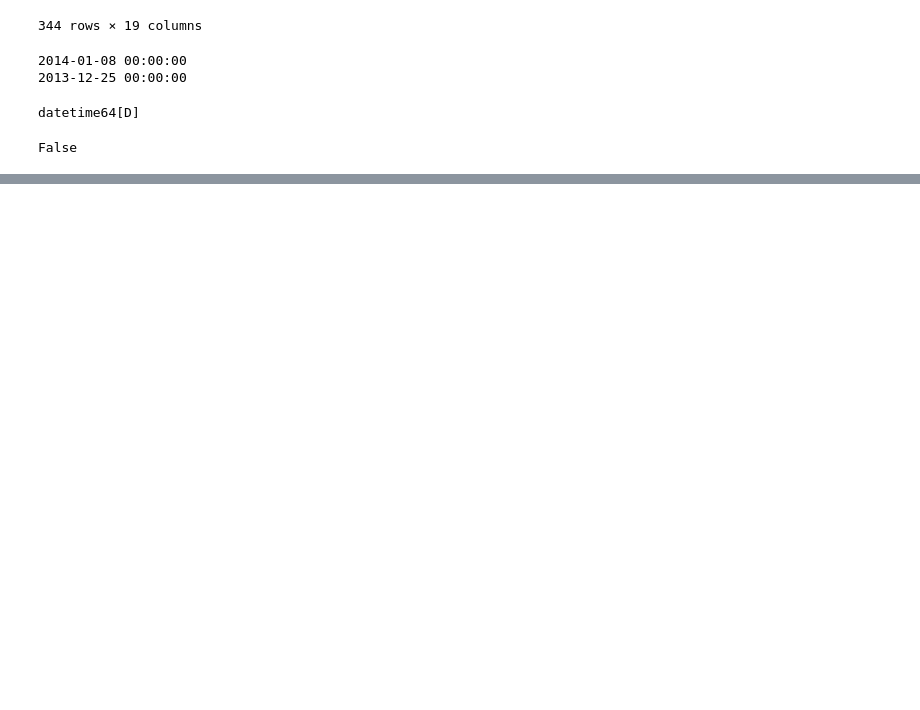
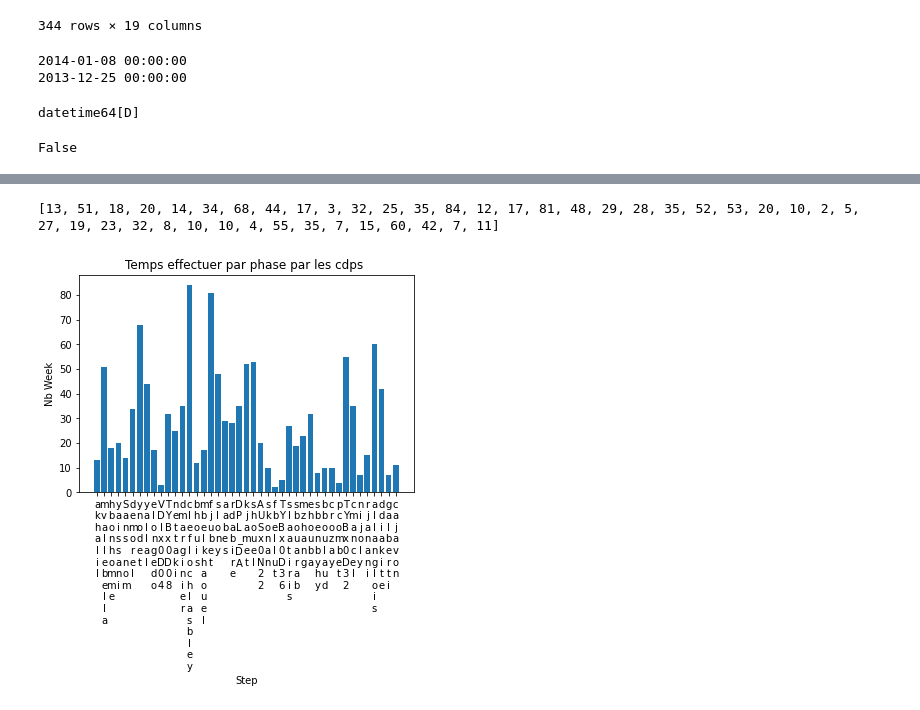
Before and after one commit to amouhite-dev/Dataviz, a Jupyter notebook: Extraction.ipynb, the cells around one changed output, grey strips where cells are left out. Drawn from its saved outputs; the diff is of its cells as text; code cells hidden in the pictures; blank space fills up the shorter version.

```diff
--- a/Extraction.ipynb
+++ b/Extraction.ipynb
@@ -248,0 +328,21 @@ data_to_extract['Date Installation Client']
+# %%
+
+def dataviz(dico_date_in_week,list_cdp):
+    list_step_to_do = []
+    xl = []
+    yl = []
+    for cdp in list_cdp:
+        s = '\n'.join([i for i in cdp])
+        xl.append(s)
+    for key, value in dico_date_in_week.items():
+        yl.append(value[-1])
+    print(yl)
+    #list_step_to_do = list(dico_date_in_week[name_cdp].keys())[:len(list_step_to_do)-1]
+    plt.bar(xl,yl)
+    plt.xlabel("Step")
+    plt.ylabel("Nb Week")
+    plt.title(f"Temps effectuer par phase par les cdps ")
+dataviz(dict_all_cdp_time_do,list_cdp_without_duplication)
+# %% [output]
+[13, 51, 18, 20, 14, 34, 68, 44, 17, 3, 32, 25, 35, 84, 12, 17, 81, 48, 29, 28, 35, 52, 53, 20, 10, 2, 5, 27, 19, 23, 32, 8, 10, 10, 4, 55, 35, 7, 15, 60, 42, 7, 11]
+[figure, added]
```
Also changed, not shown: parts of 13 cells of this notebook.
